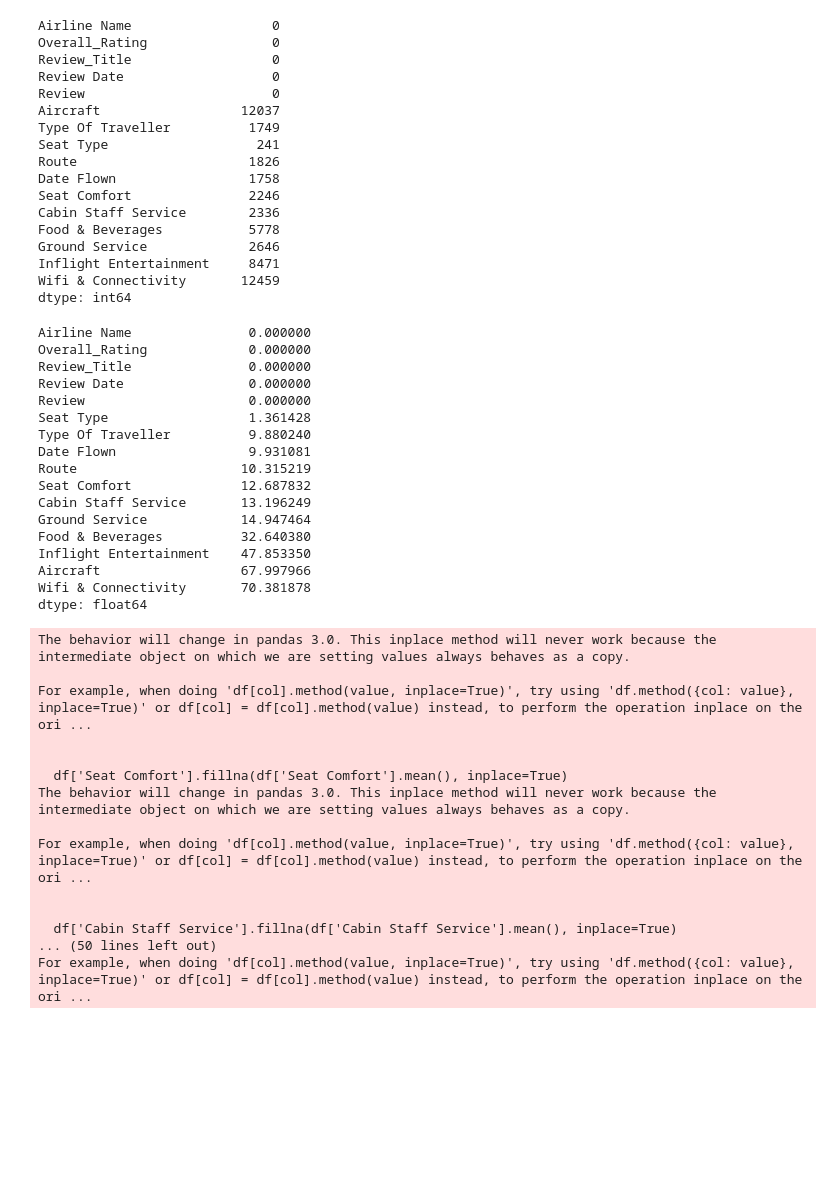
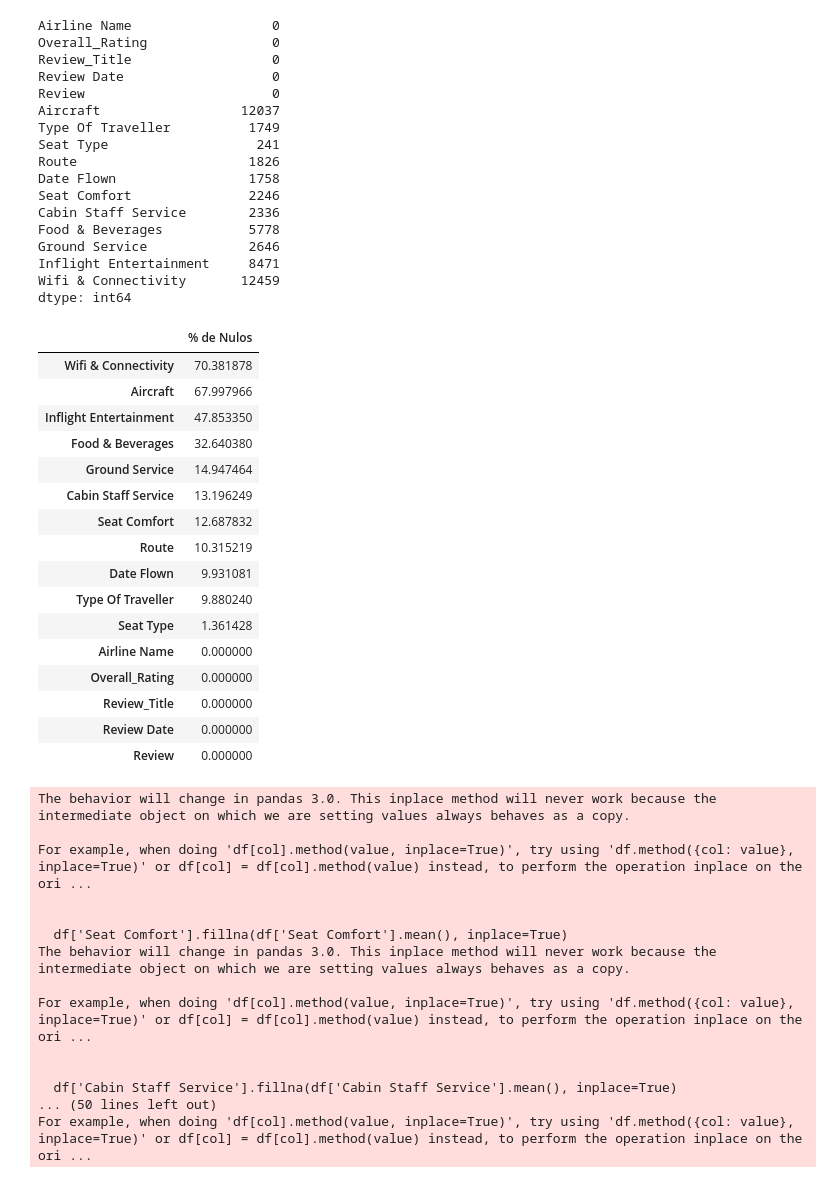
Before and after one commit to stellasposito/airlines, a Jupyter notebook: airlines.ipynb, the cells around one changed output. Drawn from its saved outputs; the diff is of its cells as text; code cells hidden in the pictures; blank space fills up the shorter version.

```diff
--- a/airlines.ipynb
+++ b/airlines.ipynb
@@ -106,25 +106,28 @@ Wifi & Connectivity       12459
 dtype: int64
 # %%
 #porcentagem de nulos
-(df.isnull().sum()/df.shape[0]).sort_values(ascending= True) * 100
+porcentagem = (df.isnull().sum()/df.shape[0]).sort_values(ascending= True) * 100
+df_nulos = pd.DataFrame(porcentagem, columns=['% de Nulos'])
+df_nulos = df_nulos.sort_values(by='% de Nulos', ascending=False)
+df_nulos
 # %% [output]
-Airline Name               0.000000
-Overall_Rating             0.000000
-Review_Title               0.000000
-Review Date                0.000000
-Review                     0.000000
-Seat Type                  1.361428
-Type Of Traveller          9.880240
-Date Flown                 9.931081
-Route                     10.315219
-Seat Comfort              12.687832
-Cabin Staff Service       13.196249
-Ground Service            14.947464
-Food & Beverages          32.640380
-Inflight Entertainment    47.853350
-Aircraft                  67.997966
-Wifi & Connectivity       70.381878
-dtype: float64
+|  | % de Nulos |
+| Wifi & Connectivity | 70.381878 |
+| Aircraft | 67.997966 |
+| Inflight Entertainment | 47.853350 |
+| Food & Beverages | 32.640380 |
+| Ground Service | 14.947464 |
+| Cabin Staff Service | 13.196249 |
+| Seat Comfort | 12.687832 |
+| Route | 10.315219 |
+| Date Flown | 9.931081 |
+| Type Of Traveller | 9.880240 |
+| Seat Type | 1.361428 |
+| Airline Name | 0.000000 |
+| Overall_Rating | 0.000000 |
+| Review_Title | 0.000000 |
+| Review Date | 0.000000 |
+| Review | 0.000000 |
 # %%
 #substituir nulos de features numéricas com a média e nulos de features categóricas por moda
 df['Seat Comfort'].fillna(df['Seat Comfort'].mean(), inplace=True)
```
Also changed, not shown: parts of 4 cells of this notebook, 6 other files.
